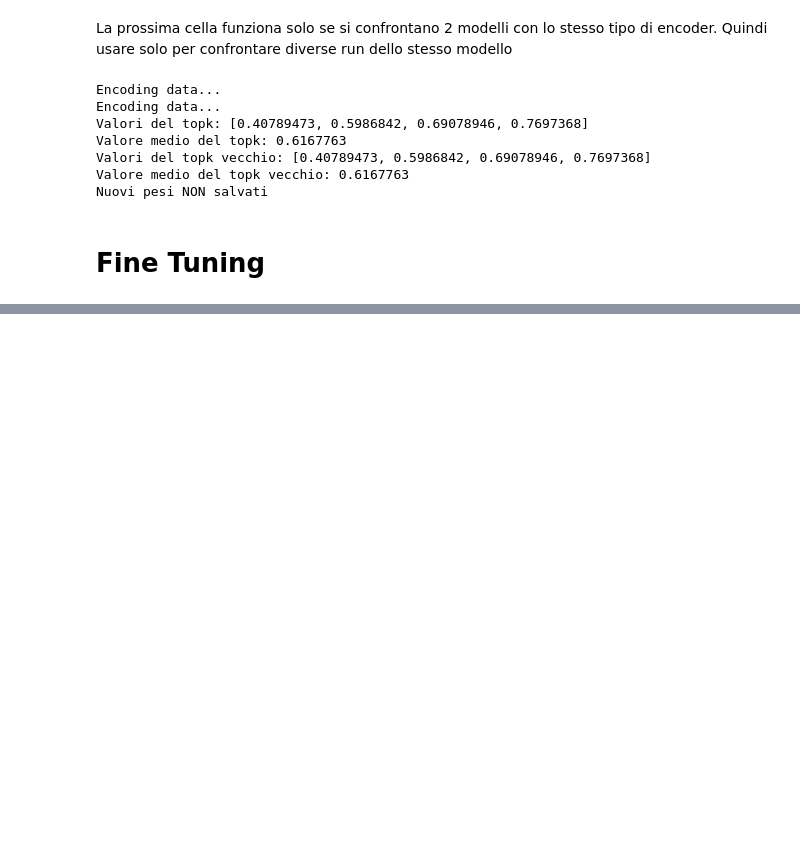
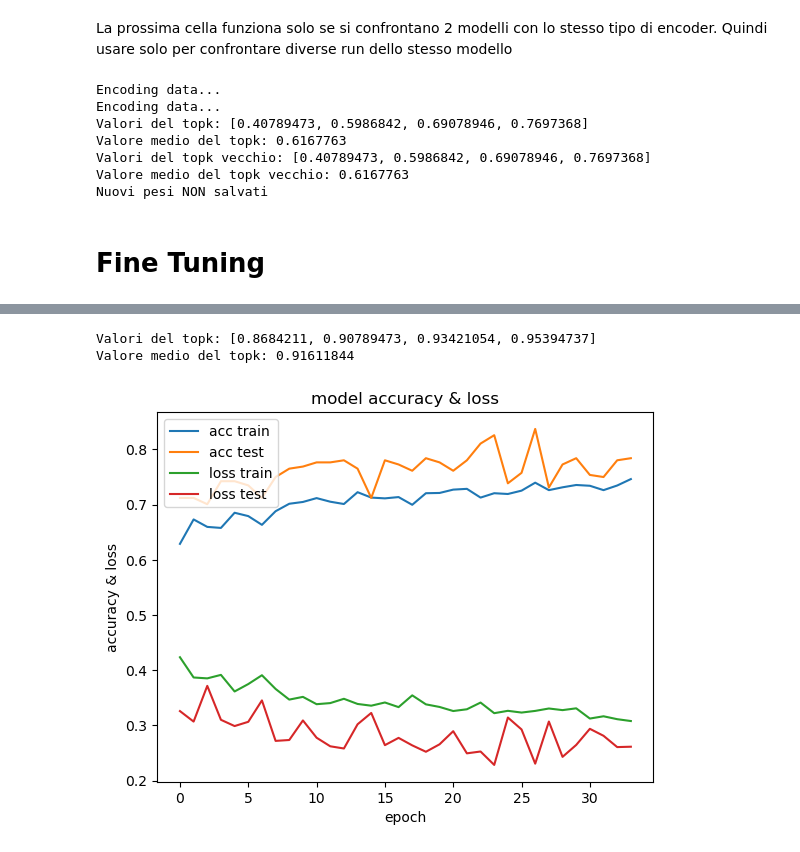
Before and after one commit to MrGreensushi/MachineLearningProject, a Jupyter notebook: Progetto.ipynb, the cells around one changed output, grey strips where cells are left out. Saved outputs shown, nothing was run; the diff lists cells and outputs as text; code cells hidden in the pictures; blank space fills up the shorter version.

```diff
--- a/Progetto.ipynb
+++ b/Progetto.ipynb
@@ -722,13 +723,31 @@ y_test_levels = get_levels(x_test)
 x_test_array = to_array(x_test)
 x_test_encoded = produce_encodings(x_test_array, encoder)
 
-predizioni = get_predizioni(x_train_encoded, x_test_encoded, y_train_levels)
+#predizioni = get_predizioni(x_train_encoded, x_test_encoded, y_train_levels)
 
+k=[0,0,0,0]
 for i in range(len(k)):
     k[i] = topk(i+1)
 
 print("Valori del topk:", k)
 print("Valore medio del topk:", mean(k))
+# %% [output]
+Valori del topk: [0.8684211, 0.90789473, 0.93421054, 0.95394737]
+Valore medio del topk: 0.91611844
 # %%
 encoder = get_encoder_with_weights(siamese_model, input_shape)
 encoder.save_weights(NAME)
+# %%
+import matplotlib.pyplot as plt
+
+plt.plot(history.history['acc'])
+plt.plot(history.history['val_acc'])
+plt.plot(history.history['loss'])
+plt.plot(history.history['val_loss'])
+plt.title('model accuracy & loss')
+plt.ylabel('accuracy & loss')
+plt.xlabel('epoch')
+plt.legend(['acc train', 'acc test', 'loss train','loss test'], loc='upper left')
+plt.show()
+# %% [output]
+[figure, added]
```
Also changed, not shown: parts of 2 cells of this notebook.
